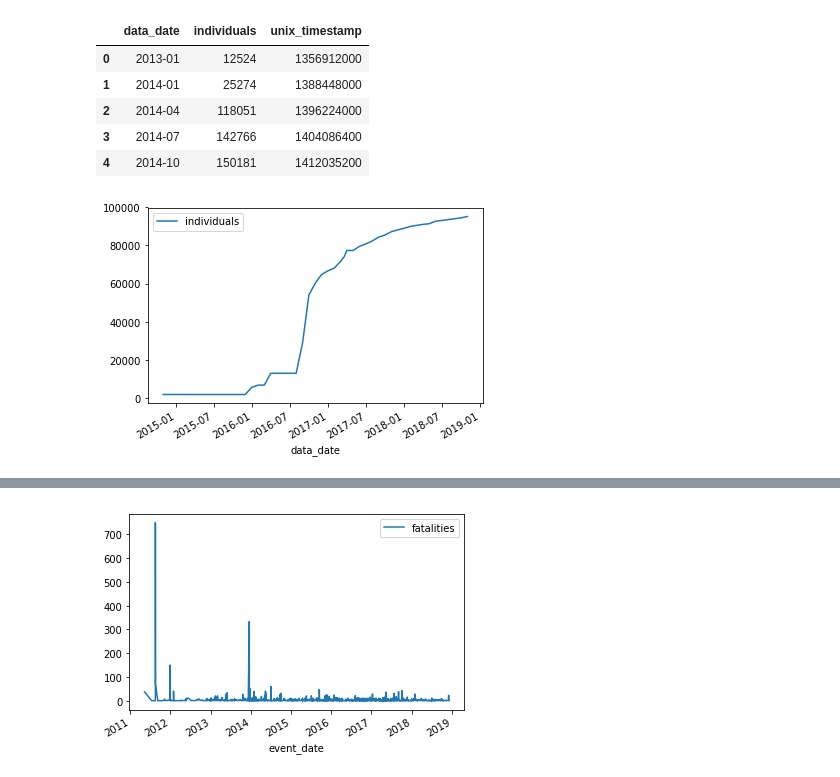
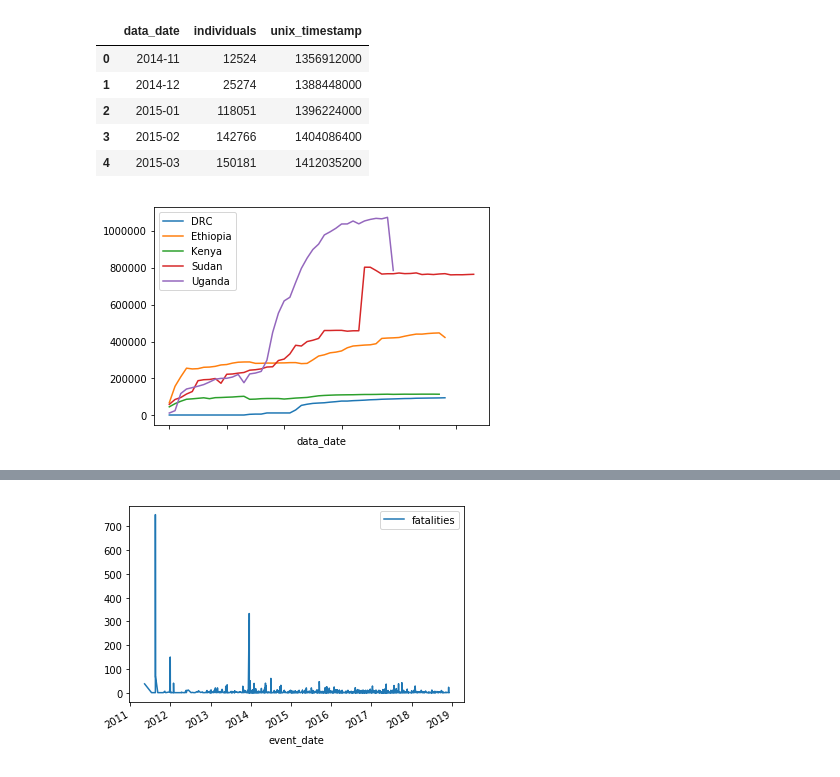
Before and after one commit to thechib12/datascience_project, a Jupyter notebook: project.ipynb, the cells around one changed output, grey strips where cells are left out. Saved outputs shown, nothing was run; the diff lists cells and outputs as text; code cells hidden in the pictures.

```diff
--- a/project.ipynb
+++ b/project.ipynb
@@ -4,24 +9,41 @@ from pandas.io.json import json_normalize
 # %%
 # Import refugee data
 # DRC
+
+
+
+df_all = pd.read_json("data/refugees from south-sudan all.json")
+df_all = json_normalize((df.loc['timeseries', 'data']))
+df_all['data_date'] = pd.to_datetime(df_drc['data_date'])
+df_all['data_date'] = df_all['data_date'] + pd.offsets.MonthBegin(0)
+df_all['data_date'] = df_all['data_date'].dt.strftime('%Y-%m')
+
 df = pd.read_json("data/refugees to DRC.json")
 df_drc = json_normalize((df.loc['timeseries', 'data']))
 df_drc['data_date'] = pd.to_datetime(df_drc['data_date'])
+df_drc['data_date'] = df_drc['data_date'] + pd.offsets.MonthBegin(0)
+df_drc['data_date'] = df_drc['data_date'].dt.strftime('%Y-%m')
 
 # Ethiopa
 df = pd.read_json("data/refugees to Ethiopia.json")
 df_ethiopia = json_normalize((df.loc['timeseries', 'data']))
 df_ethiopia['data_date'] = pd.to_datetime(df_ethiopia['data_date'])
+df_ethiopia['data_date'] = df_ethiopia['data_date'] + pd.offsets.MonthBegin(0)
+df_ethiopia['data_date'] = df_ethiopia['data_date'].dt.strftime('%Y-%m')
 
 # Kenya
 df = pd.read_json("data/refugees to Kenya.json")
 df_kenya = json_normalize((df.loc['timeseries', 'data']))
 df_kenya['data_date'] = pd.to_datetime(df_kenya['data_date'])
+df_kenya['data_date'] = df_kenya['data_date'] + pd.offsets.MonthBegin(0)
+df_kenya['data_date'] = df_kenya['data_date'].dt.strftime('%Y-%m')
 
 # Sudan
 df = pd.read_json("data/refugees to Sudan.json")
 df_sudan = json_normalize((df.loc['timeseries', 'data']))
 df_sudan['data_date'] = pd.to_datetime(df_sudan['data_date'])
+df_sudan['data_date'] = df_sudan['data_date'] + pd.offsets.MonthBegin(0)
+df_sudan['data_date'] = df_sudan['data_date'].dt.strftime('%Y-%m')
 
 # Uganda,
 df = pd.read_json("data/refugees to Uganda.json")
@@ -34,28 +56,34 @@ dates = pd.concat([df_drc[['data_date']],df_ethiopia[['data_date']],df_kenya[['d
 
 # dates = dates['data_date'].drop_duplicates().sort_values()
 
-df_uganda.head()
+# df_uganda.head()
+
+
+
+df_all.head()
 # %% [output]
 |  | data_date | individuals | unix_timestamp |
-| 0 | 2013-01 | 12524 | 1356912000 |
-| 1 | 2014-01 | 25274 | 1388448000 |
-| 2 | 2014-04 | 118051 | 1396224000 |
-| 3 | 2014-07 | 142766 | 1404086400 |
-| 4 | 2014-10 | 150181 | 1412035200 |
+| 0 | 2014-11 | 12524 | 1356912000 |
+| 1 | 2014-12 | 25274 | 1388448000 |
+| 2 | 2015-01 | 118051 | 1396224000 |
+| 3 | 2015-02 | 142766 | 1404086400 |
+| 4 | 2015-03 | 150181 | 1412035200 |
 # %%
 plt = df_drc.plot(x='data_date', y='individuals')
 
-# plt = df_ethiopia.plot(x='data_date', y='individuals', ax=plt)
+plt = df_ethiopia.plot(x='data_date', y='individuals', ax=plt)
 
-# plt = df_kenya.plot(x='data_date', y='individuals', ax=plt)
+plt = df_kenya.plot(x='data_date', y='individuals', ax=plt)
 
-# plt = df_sudan.plot(x='data_date', y='individuals', ax=plt)
+plt = df_sudan.plot(x='data_date', y='individuals', ax=plt)
 
-# plt = df_uganda.plot(x='data_date', y='individuals', ax=plt)
+plt = df_uganda.plot(x='data_date', y='individuals', ax=plt)
 
-# plt.legend(['DRC', 'Ethiopia', 'Kenya', 'Sudan', 'Uganda'])
+plt.legend(['DRC', 'Ethiopia', 'Kenya', 'Sudan', 'Uganda'])
+
+df_combined = [df_drc, df_ethiopia, df_kenya, df_sudan, df_uganda]
 # %% [output]
-[figure, old version]
+[figure, new version]
 # %%
 df_incidents = pd.read_csv("data/incidents.csv", delimiter=';')
 df_incidents['fatalities'] = df_incidents.fatalities.fillna(0)
```
Also changed, not shown: parts of 12 cells of this notebook.
